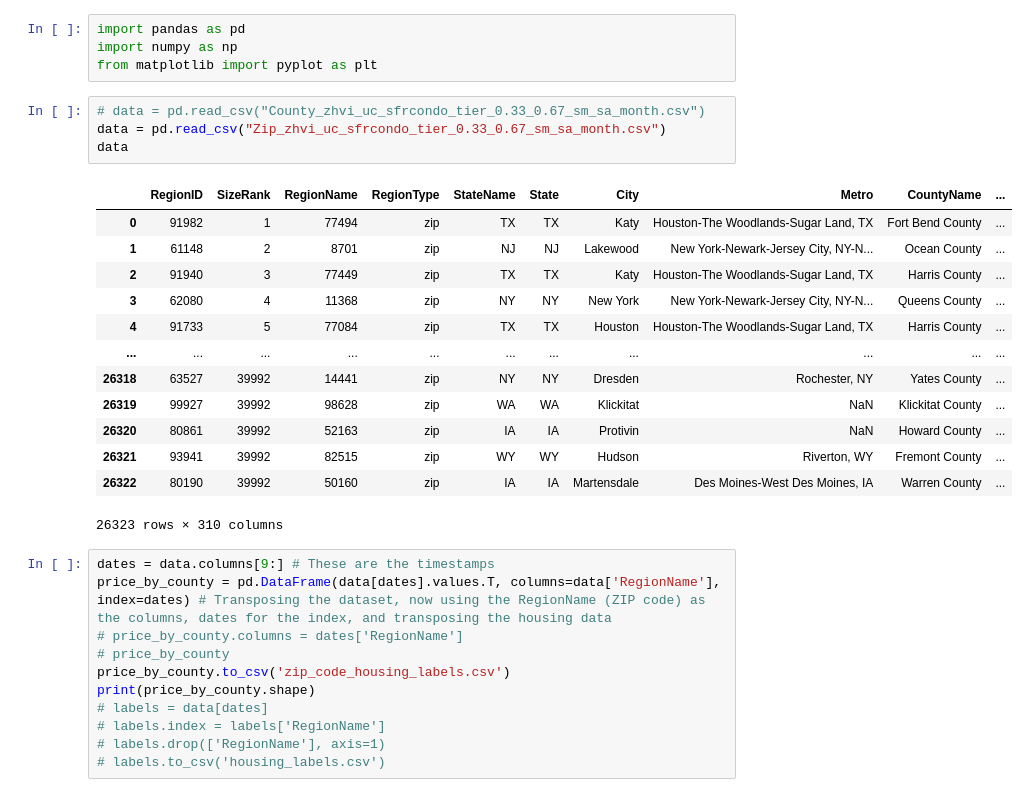
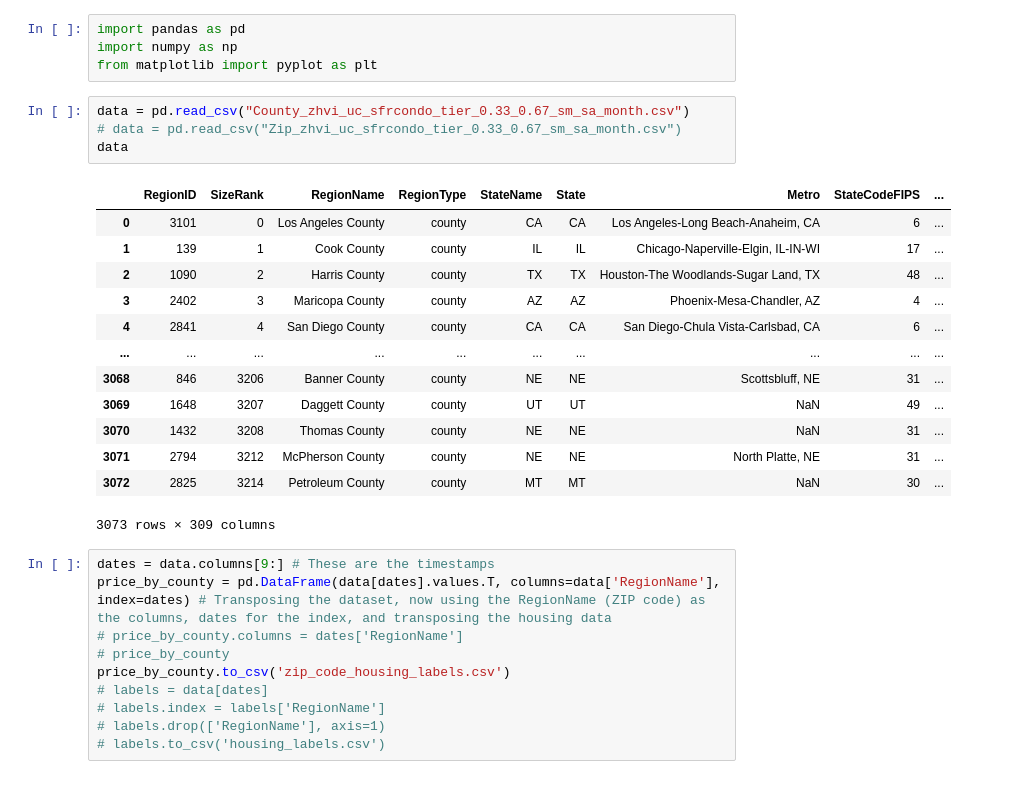
Before and after one commit to jpatrickb/vol3_housing_project, a Jupyter notebook: data_exploration.ipynb, the cells around one changed output. Cells and saved outputs as stored; diff of their text form.

Commit message:
add county cleaning

```diff
--- a/data_exploration.ipynb
+++ b/data_exploration.ipynb
@@ -3,30 +3,29 @@ import pandas as pd
 import numpy as np
 from matplotlib import pyplot as plt
 # %%
-# data = pd.read_csv("County_zhvi_uc_sfrcondo_tier_0.33_0.67_sm_sa_month.csv")
-data = pd.read_csv("Zip_zhvi_uc_sfrcondo_tier_0.33_0.67_sm_sa_month.csv")
+data = pd.read_csv("County_zhvi_uc_sfrcondo_tier_0.33_0.67_sm_sa_month.csv")
+# data = pd.read_csv("Zip_zhvi_uc_sfrcondo_tier_0.33_0.67_sm_sa_month.csv")
 data
 # %% [output]
-|  | RegionID | SizeRank | RegionName | RegionType | StateName | State | City | Metro | CountyName | ... |
-| 0 | 91982 | 1 | 77494 | zip | TX | TX | Katy | Houston-The Woodlands-Sugar Land, TX | Fort Bend County | ... |
-| 1 | 61148 | 2 | 8701 | zip | NJ | NJ | Lakewood | New York-Newark-Jersey City, NY-N... | Ocean County | ... |
-| 2 | 91940 | 3 | 77449 | zip | TX | TX | Katy | Houston-The Woodlands-Sugar Land, TX | Harris County | ... |
-| 3 | 62080 | 4 | 11368 | zip | NY | NY | New York | New York-Newark-Jersey City, NY-N... | Queens County | ... |
-| 4 | 91733 | 5 | 77084 | zip | TX | TX | Houston | Houston-The Woodlands-Sugar Land, TX | Harris County | ... |
-| ... | ... | ... | ... | ... | ... | ... | ... | ... | ... | ... |
-| 26318 | 63527 | 39992 | 14441 | zip | NY | NY | Dresden | Rochester, NY | Yates County | ... |
-| 26319 | 99927 | 39992 | 98628 | zip | WA | WA | Klickitat | NaN | Klickitat County | ... |
-| 26320 | 80861 | 39992 | 52163 | zip | IA | IA | Protivin | NaN | Howard County | ... |
-| 26321 | 93941 | 39992 | 82515 | zip | WY | WY | Hudson | Riverton, WY | Fremont County | ... |
-| 26322 | 80190 | 39992 | 50160 | zip | IA | IA | Martensdale | Des Moines-West Des Moines, IA | Warren County | ... |
+|  | RegionID | SizeRank | RegionName | RegionType | StateName | State | Metro | StateCodeFIPS | ... |
+| 0 | 3101 | 0 | Los Angeles County | county | CA | CA | Los Angeles-Long Beach-Anaheim, CA | 6 | ... |
+| 1 | 139 | 1 | Cook County | county | IL | IL | Chicago-Naperville-Elgin, IL-IN-WI | 17 | ... |
+| 2 | 1090 | 2 | Harris County | county | TX | TX | Houston-The Woodlands-Sugar Land, TX | 48 | ... |
+| 3 | 2402 | 3 | Maricopa County | county | AZ | AZ | Phoenix-Mesa-Chandler, AZ | 4 | ... |
+| 4 | 2841 | 4 | San Diego County | county | CA | CA | San Diego-Chula Vista-Carlsbad, CA | 6 | ... |
+| ... | ... | ... | ... | ... | ... | ... | ... | ... | ... |
+| 3068 | 846 | 3206 | Banner County | county | NE | NE | Scottsbluff, NE | 31 | ... |
+| 3069 | 1648 | 3207 | Daggett County | county | UT | UT | NaN | 49 | ... |
+| 3070 | 1432 | 3208 | Thomas County | county | NE | NE | NaN | 31 | ... |
+| 3071 | 2794 | 3212 | McPherson County | county | NE | NE | North Platte, NE | 31 | ... |
+| 3072 | 2825 | 3214 | Petroleum County | county | MT | MT | NaN | 30 | ... |
-26323 rows × 310 columns
+3073 rows × 309 columns
 # %%
 dates = data.columns[9:] # These are the timestamps
 price_by_county = pd.DataFrame(data[dates].values.T, columns=data['RegionName'], index=dates) # Transposing the dataset, now using the RegionName (ZIP code) as the columns, dates for the index, and transposing the housing data
 # price_by_county.columns = dates['RegionName']
 # price_by_county
 price_by_county.to_csv('zip_code_housing_labels.csv')
-print(price_by_county.shape)
 # labels = data[dates]
 # labels.index = labels['RegionName']
 # labels.drop(['RegionName'], axis=1)
```
Also changed, not shown: parts of 1 cell of this notebook, 1 other file.
